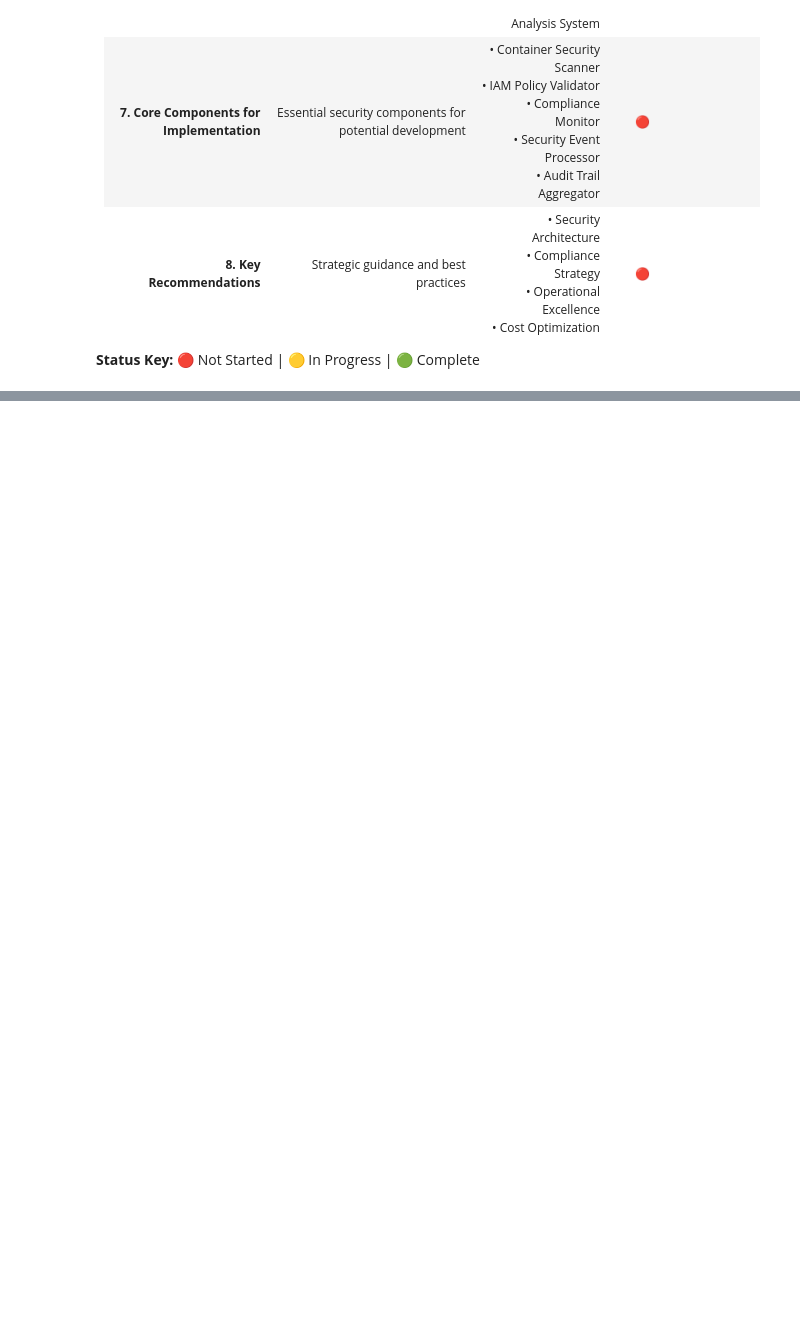
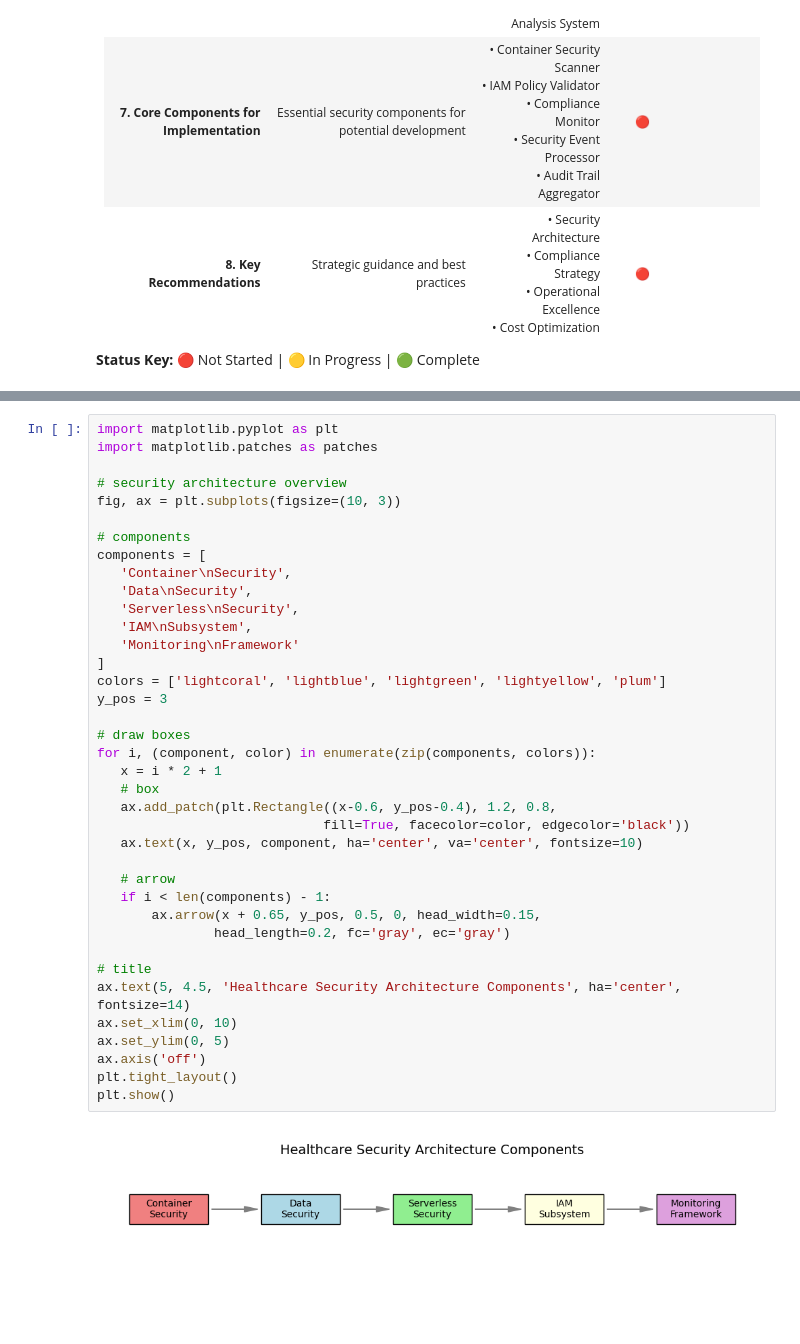
Before and after one commit to iTrauco/gcp-sad, a Jupyter notebook: notebooks/[DRAFT] Healthcare Security Data Platform IAM - System Analysis and Design Proposal.ipynb, the cells around one changed output, grey strips where cells are left out. Drawn from its saved outputs; the diff is of its cells as text; blank space fills up the shorter version.

```diff
--- a/notebooks/[DRAFT] Healthcare Security Data Platform IAM - System Analysis and Design Proposal.ipynb
+++ b/notebooks/[DRAFT] Healthcare Security Data Platform IAM - System Analysis and Design Proposal.ipynb
@@ -17,0 +84,40 @@
+# %%
+import matplotlib.pyplot as plt
+import matplotlib.patches as patches
+
+# security architecture overview
+fig, ax = plt.subplots(figsize=(10, 3))
+
+# components
+components = [
+   'Container\nSecurity',
+   'Data\nSecurity',
+   'Serverless\nSecurity',
+   'IAM\nSubsystem',
+   'Monitoring\nFramework'
+]
+colors = ['lightcoral', 'lightblue', 'lightgreen', 'lightyellow', 'plum']
+y_pos = 3
+
+# draw boxes
+for i, (component, color) in enumerate(zip(components, colors)):
+   x = i * 2 + 1
+   # box
+   ax.add_patch(plt.Rectangle((x-0.6, y_pos-0.4), 1.2, 0.8,
+                             fill=True, facecolor=color, edgecolor='black'))
+   ax.text(x, y_pos, component, ha='center', va='center', fontsize=10)
+
+   # arrow
+   if i < len(components) - 1:
+       ax.arrow(x + 0.65, y_pos, 0.5, 0, head_width=0.15,
+               head_length=0.2, fc='gray', ec='gray')
+
+# title
+ax.text(5, 4.5, 'Healthcare Security Architecture Components', ha='center', fontsize=14)
+ax.set_xlim(0, 10)
+ax.set_ylim(0, 5)
+ax.axis('off')
+plt.tight_layout()
+plt.show()
+# %% [output]
+[figure, added]
```
Also changed, not shown: parts of 4 cells of this notebook.
